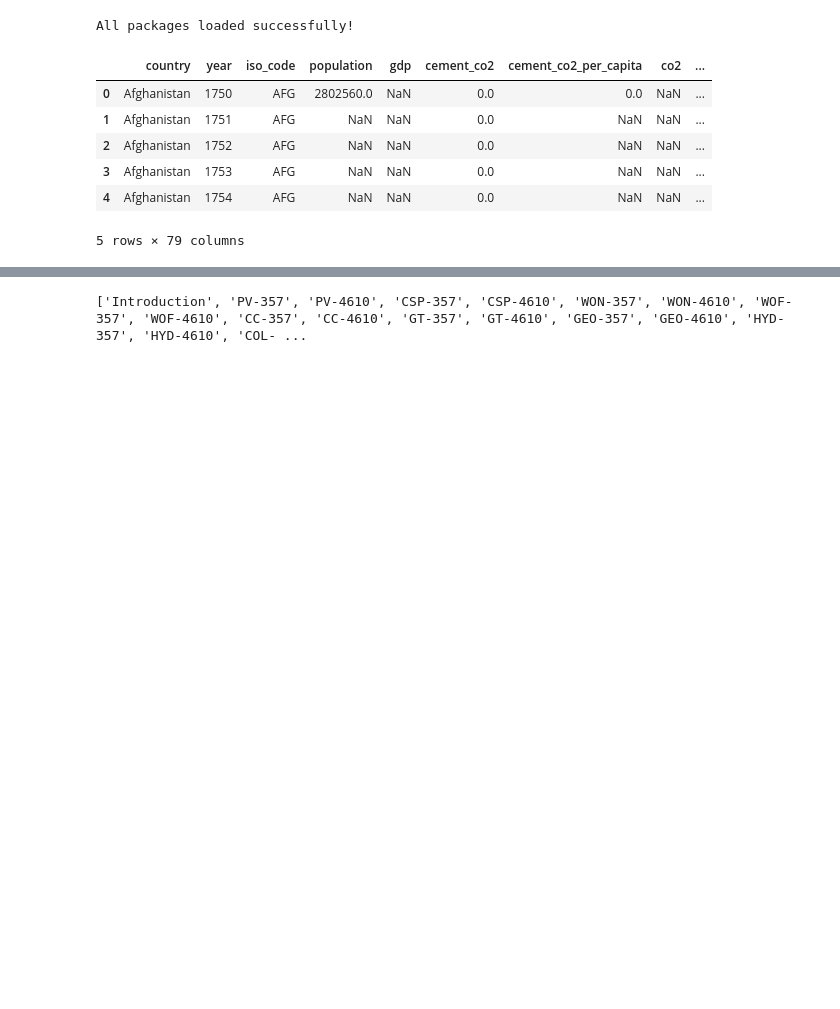
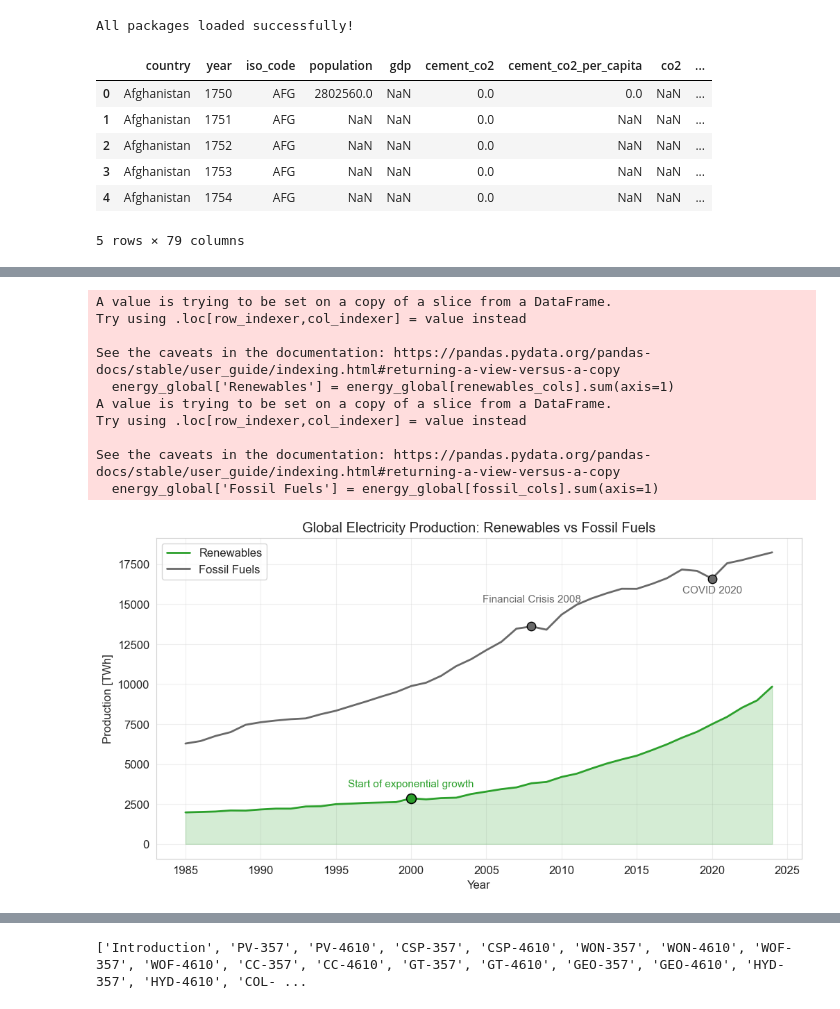
Before and after one commit to nicoweder/DVIZ_CODE_FINAL, a Jupyter notebook: notebooks/01_data_exploration.ipynb, the cells around one changed output, grey strips where cells are left out. Cells and saved outputs as stored; diff of their text form; code cells hidden in the pictures; blank space fills up the shorter version.

```diff
--- a/notebooks/01_data_exploration.ipynb
+++ b/notebooks/01_data_exploration.ipynb
@@ -101 +96,79 @@ See the caveats in the documentation: https://pandas.pydata.org/pandas-docs/stab
+# %%
+# Sum per group
+energy_global['Renewables'] = energy_global[renewables_cols].sum(axis=1)
+energy_global['Fossil Fuels'] = energy_global[fossil_cols].sum(axis=1)
+
+plt.figure(figsize=(12,6))
+
+# Lines
+plt.plot(energy_global['Year'], energy_global['Renewables'], label='Renewables', color='#2ca02c', linewidth=2)  # bright green
+plt.plot(energy_global['Year'], energy_global['Fossil Fuels'], label='Fossil Fuels', color='dimgray', linewidth=2)  # dark gray
+
+# Fill area only under Renewables
+plt.fill_between(energy_global['Year'], 0, energy_global['Renewables'], color='#2ca02c', alpha=0.2)
+
+# --- Marker & Annotation for Renewables ---
+year_annot_ren = 2000
+renewables_value = energy_global.loc[energy_global['Year'] == year_annot_ren, 'Renewables'].values[0]
+
+plt.scatter(year_annot_ren, renewables_value, color='#2ca02c', s=100, zorder=5, edgecolor='black', linewidth=1.2)
+plt.annotate(
+    "Start of exponential growth",
+    xy=(year_annot_ren, renewables_value),
+    xytext=(year_annot_ren, renewables_value + 700),  # centered above marker
+    ha='center',
+    arrowprops=dict(facecolor='black', arrowstyle="->"),
+    fontsize=11,
+    color='#2ca02c'
+)
+
+# --- Marker & Annotation for Fossil Fuels ---
+# 2008: Financial Crisis
+year_annot_fossil_1 = 2008
+fossil_value_1 = energy_global.loc[energy_global['Year'] == year_annot_fossil_1, 'Fossil Fuels'].values[0]
+
+plt.scatter(year_annot_fossil_1, fossil_value_1, color='dimgray', s=80, zorder=5, edgecolor='black', linewidth=1)
+plt.annotate(
+    "Financial Crisis 2008",
+    xy=(year_annot_fossil_1, fossil_value_1),
+    xytext=(year_annot_fossil_1, fossil_value_1 + 1500),
+    ha='center',
+    arrowprops=dict(facecolor='black', arrowstyle="->"),
+    fontsize=11,
+    color='dimgray'
+)
+
+# 2020: COVID
+year_annot_fossil_2 = 2020
+fossil_value_2 = energy_global.loc[energy_global['Year'] == year_annot_fossil_2, 'Fossil Fuels'].values[0]
+
+plt.scatter(year_annot_fossil_2, fossil_value_2, color='dimgray', s=80, zorder=5, edgecolor='black', linewidth=1)
+plt.annotate(
+    "COVID 2020",
+    xy=(year_annot_fossil_2, fossil_value_2),
+    xytext=(year_annot_fossil_2, fossil_value_2 - 900),
+    ha='center',
+    arrowprops=dict(facecolor='black', arrowstyle="->"),
+    fontsize=11,
+    color='dimgray'
+)
+
+plt.title("Global Electricity Production: Renewables vs Fossil Fuels")
+plt.xlabel("Year")
+plt.ylabel("Production [TWh]")
+plt.legend()
+plt.grid(alpha=0.3)
+plt.show()
+# %% [output]
+A value is trying to be set on a copy of a slice from a DataFrame.
+Try using .loc[row_indexer,col_indexer] = value instead
+
+See the caveats in the documentation: https://pandas.pydata.org/pandas-docs/stable/user_guide/indexing.html#returning-a-view-versus-a-copy
+  energy_global['Renewables'] = energy_global[renewables_cols].sum(axis=1)
+A value is trying to be set on a copy of a slice from a DataFrame.
+Try using .loc[row_indexer,col_indexer] = value instead
+
+See the caveats in the documentation: https://pandas.pydata.org/pandas-docs/stable/user_guide/indexing.html#returning-a-view-versus-a-copy
+  energy_global['Fossil Fuels'] = energy_global[fossil_cols].sum(axis=1)
+[figure, added]
 # %%
```
Also changed, not shown: parts of 11 cells of this notebook, 1 other file.
